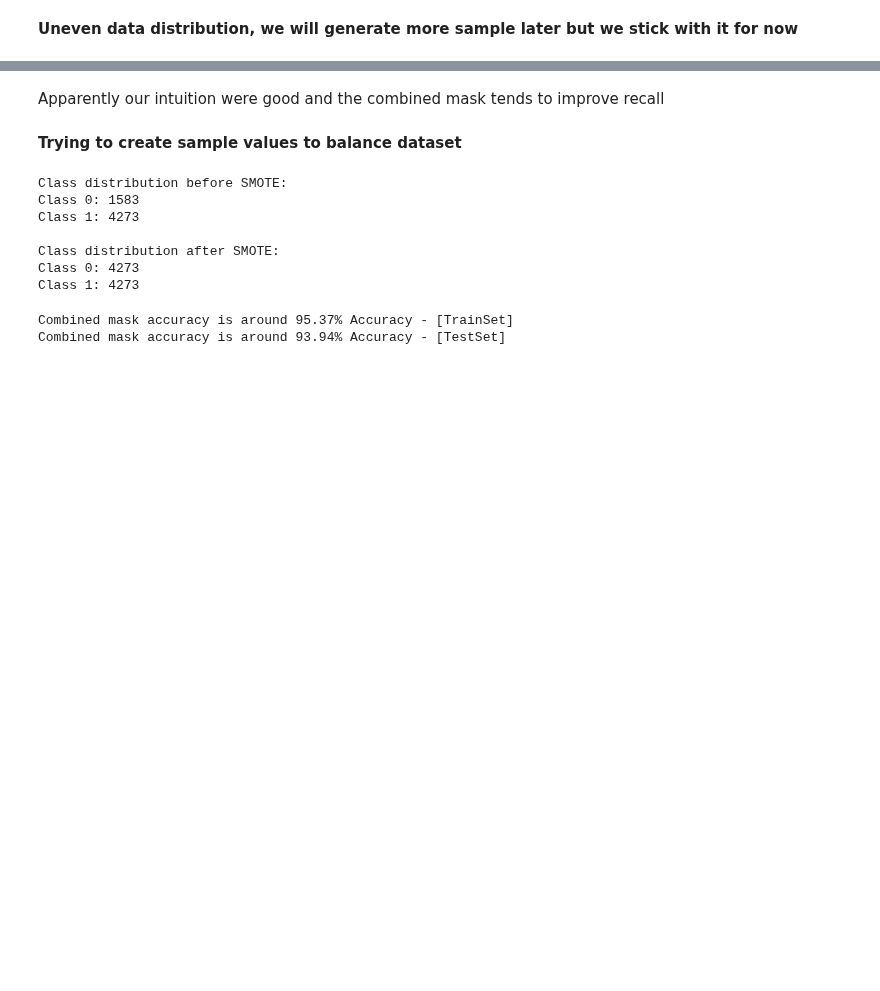
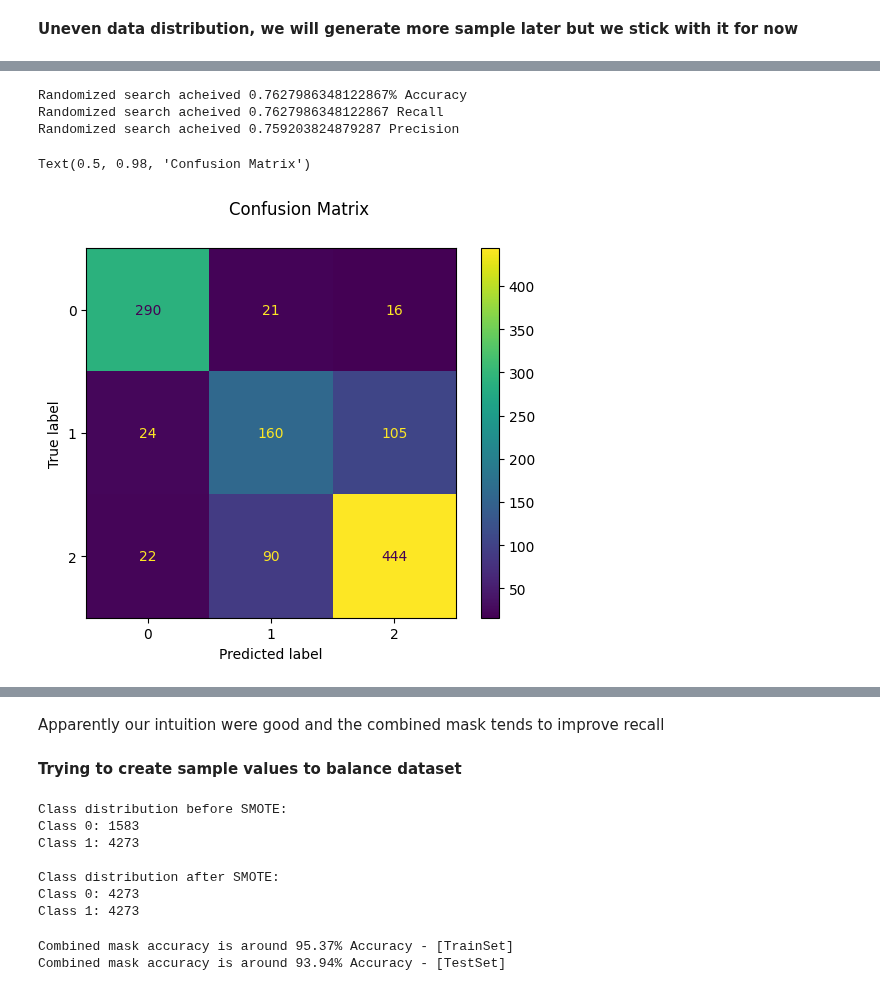
Before and after one commit to lucas066001/IllnessRecognition, a Jupyter notebook: app/ml/modelsFindingTwoClasses.ipynb, the cells around one changed output, grey strips where cells are left out. Cells and saved outputs as stored; diff of their text form; code cells hidden in the pictures; blank space fills up the shorter version.

```diff
--- a/app/ml/modelsFindingTwoClasses.ipynb
+++ b/app/ml/modelsFindingTwoClasses.ipynb
@@ -58,3 +40,11 @@ y_simpler[y_simpler == 2] = 1
 np.unique(y_simpler)
 # %% [output]
 array([0, 1])
+# %%
+from sklearn.decomposition import PCA
+from sklearn.model_selection import train_test_split
+
+pca = PCA(n_components=50)
+X_pca = pca.fit_transform(X)
+
+X_train_pca, X_test_pca, y_train, y_test = train_test_split(X_pca, y, test_size=0.20, random_state=0)
@@ -343,0 +174,34 @@ Confusion matrix:
+# %%
+#3c pca
+from local_lib.mask_transformer import MaskSeuilTransformer
+from sklearn.neighbors import KNeighborsClassifier
+from sklearn.pipeline import Pipeline
+from sklearn.preprocessing import Normalizer
+from sklearn.metrics import accuracy_score, recall_score, precision_score
+from sklearn.metrics import ConfusionMatrixDisplay
+
+pipeline = Pipeline([
+    ('norm', Normalizer()),
+    ('knn', KNeighborsClassifier(n_neighbors=13))
+])
+
+pipeline.fit(X_train_pca, y_train)
+y_pred = pipeline.predict(X_test_pca)
+
+# Calculate precision and recall and accuracy
+ac = accuracy_score(y_test, y_pred)
+precision = precision_score(y_test, y_pred, average='weighted')
+recall = recall_score(y_test, y_pred, average='weighted')
+
+
+print("Randomized search acheived " + str(ac) + "% Accuracy")
+print("Randomized search acheived " + str(recall) + " Recall")
+print("Randomized search acheived " + str(precision) + " Precision")
+disp = ConfusionMatrixDisplay.from_predictions(y_test, y_pred)
+disp.figure_.suptitle("Confusion Matrix")
+# %% [output]
+Randomized search acheived 0.7627986348122867% Accuracy
+Randomized search acheived 0.7627986348122867 Recall
+Randomized search acheived 0.759203824879287 Precision
+Text(0.5, 0.98, 'Confusion Matrix')
+[figure, added]
```
Also changed, not shown: parts of 30 cells of this notebook, 3 other files.
